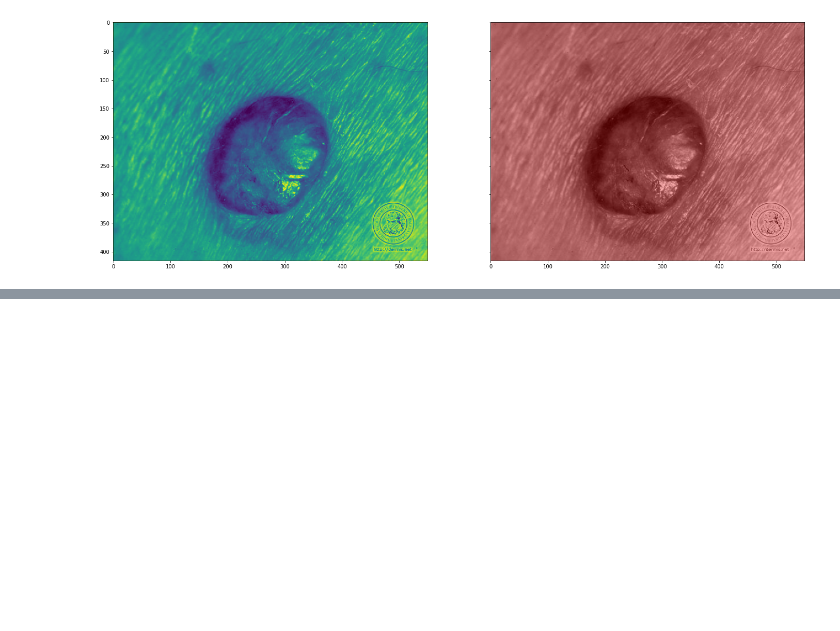
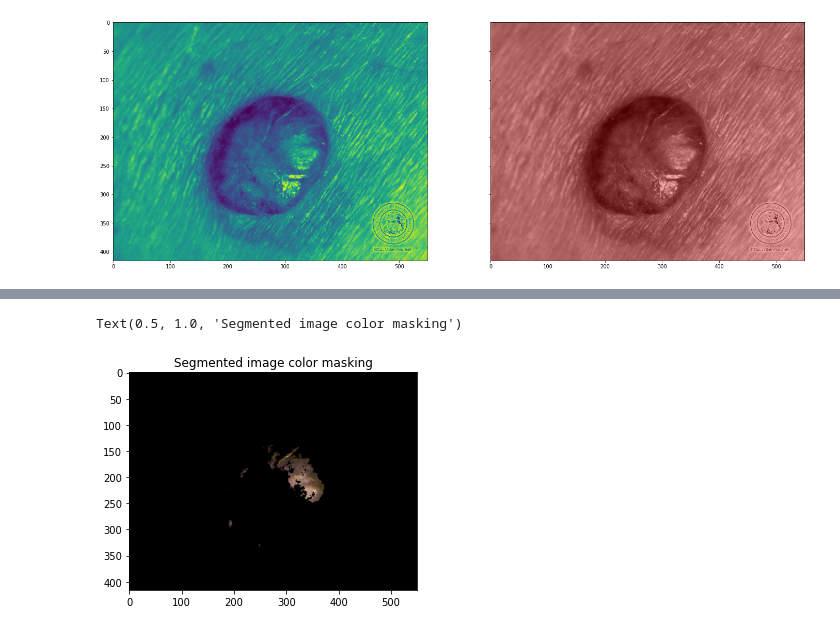
Before and after one commit to Nayim-Imrit/imageEnhancement-imageSegmentation, a Jupyter notebook: ImageEnhancement_Segmentation.ipynb, the cells around one changed output, grey strips where cells are left out. Saved outputs shown, nothing was run; the diff lists cells and outputs as text; code cells hidden in the pictures; blank space fills up the shorter version.

```diff
--- a/ImageEnhancement_Segmentation.ipynb
+++ b/ImageEnhancement_Segmentation.ipynb
@@ -369,0 +404,19 @@ ax2.imshow(image_label_overlay)
+# %%
+# Preprocessing the Image
+rgb_img = cv2.cvtColor(img, cv2.COLOR_BGR2RGB)
+hsv_img = cv2.cvtColor(rgb_img, cv2.COLOR_RGB2HSV)
+# %%
+# Define the Color Range to be Detected
+light_blue = (90, 70, 50)
+dark_blue = (128, 255, 255)
+#  use the following values for green
+# light_green = (40, 40, 40)
+# dark_green = (70, 255, 255)
+mask = cv2.inRange(hsv_img, light_blue, dark_blue)
+# %%
+result = cv2.bitwise_and(img, img, mask=mask)
+plt.imshow(result)
+plt.title('Segmented image color masking')
+# %% [output]
+Text(0.5, 1.0, 'Segmented image color masking')
+[figure, added]
```
Also changed, not shown: parts of 5 cells of this notebook.
